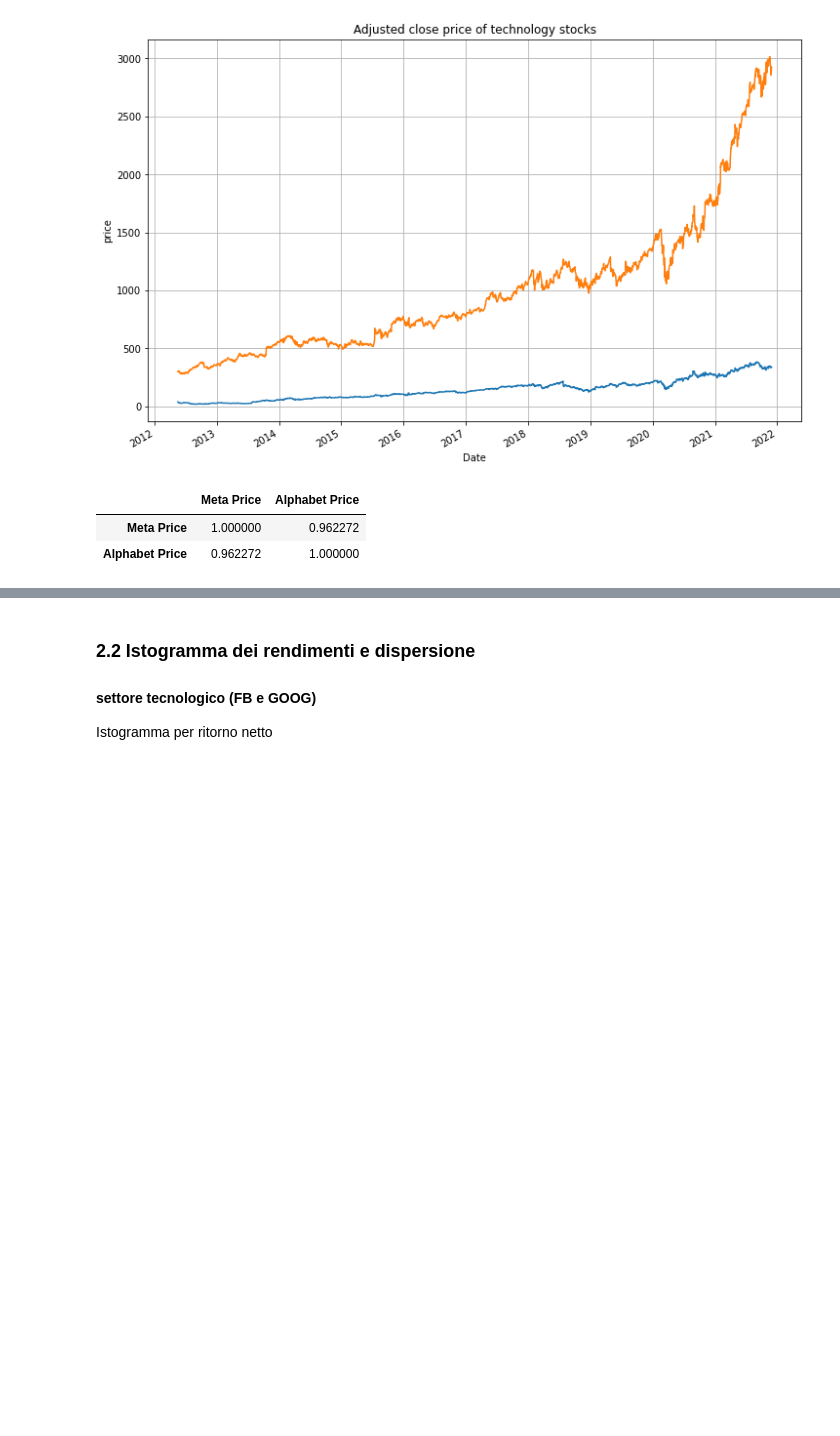
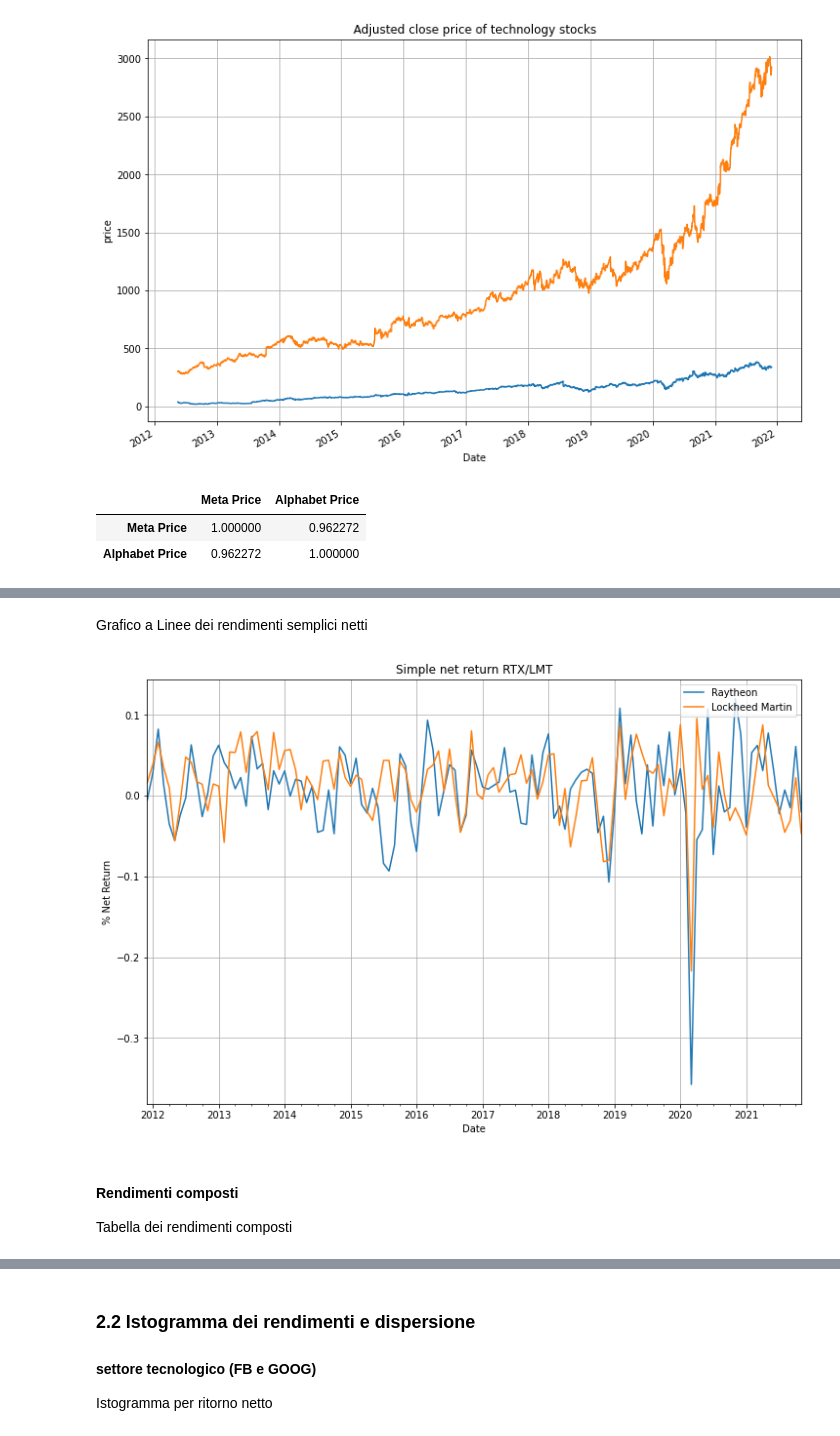
Before and after one commit to tommcamm/BISF-Project, a Jupyter notebook: python/Notebook del progetto.ipynb, the cells around one changed output, grey strips where cells are left out. Cells and saved outputs as stored; diff of their text form; code cells hidden in the pictures; blank space fills up the shorter version.

```diff
--- a/python/Notebook del progetto.ipynb
+++ b/python/Notebook del progetto.ipynb
@@ -237,0 +242,24 @@ adj_close_tecno.corr()
+# %%
+# Raggruppamento dei dati con media
+rtx_group = rtx_df.groupby(pd.Grouper(freq='M')).mean()
+lmt_group = lmt_df.groupby(pd.Grouper(freq='M')).mean()
+
+rtx_month_returns = rtx_group[['Adj Close']]
+lmt_month_returns = lmt_group[['Adj Close']]
+rendimenti_mil = pd.DataFrame()
+
+# Calcoli dei rendimenti netti e lordi per Raytheon (RTX)
+rendimenti_netti_rtx = np.log(rtx_month_returns/rtx_month_returns.shift(1))
+rendimenti_lordi_rtx = np.log(rendimenti_netti_rtx + 1)
+
+# Calcoli dei rendimenti netti e lordi per Lockheed Martin (LMT)
+rendimenti_netti_lmt = np.log(lmt_month_returns/lmt_month_returns.shift(1))
+rendimenti_lordi_lmt = np.log(rendimenti_netti_lmt + 1)
+
+rendimenti_mil["Rendimenti Netti Raytheon"] = rendimenti_netti_rtx
+rendimenti_mil["Rendimenti Lordi Raytheon"] = rendimenti_lordi_rtx
+rendimenti_mil["Rendimenti Netti Lockheed Martin"] = rendimenti_netti_lmt
+rendimenti_mil["Rendimenti Lordi Lockheed Martin"] = rendimenti_lordi_lmt
+rendimenti_mil = rendimenti_mil.dropna()
+
+rendimenti_mil
@@ -237,0 +281,16 @@ adj_close_tecno.corr()
+# %% [markdown]
+Grafico a Linee dei rendimenti semplici netti
+# %%
+# Plot del grafico con rendimenti netti, utiliziamo plt per indicizzare il grafico
+rendimenti_mil["Rendimenti Netti Raytheon"].plot(figsize=(12,8), grid=True, label="Raytheon")
+rendimenti_mil["Rendimenti Netti Lockheed Martin"].plot(figsize=(12,8), grid=True, label="Lockheed Martin")
+
+plt.legend(loc="upper right")
+plt.ylabel("% Net Return")
+plt.title("Simple net return RTX/LMT")
+plt.show()
+# %% [output]
+[figure, added]
+# %% [markdown]
+#### Rendimenti composti
+Tabella dei rendimenti composti
```
Also changed, not shown: parts of 23 cells of this notebook.
